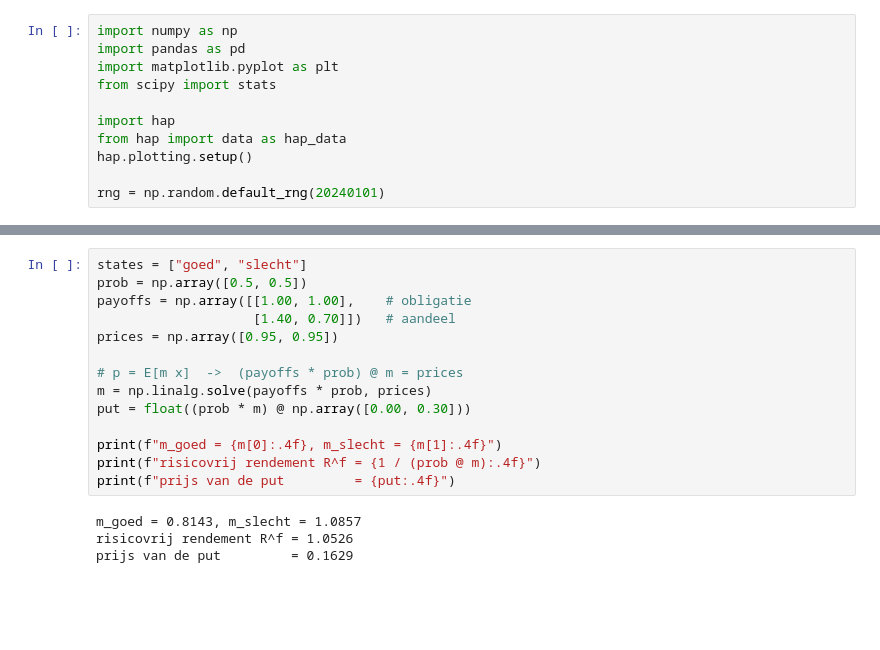
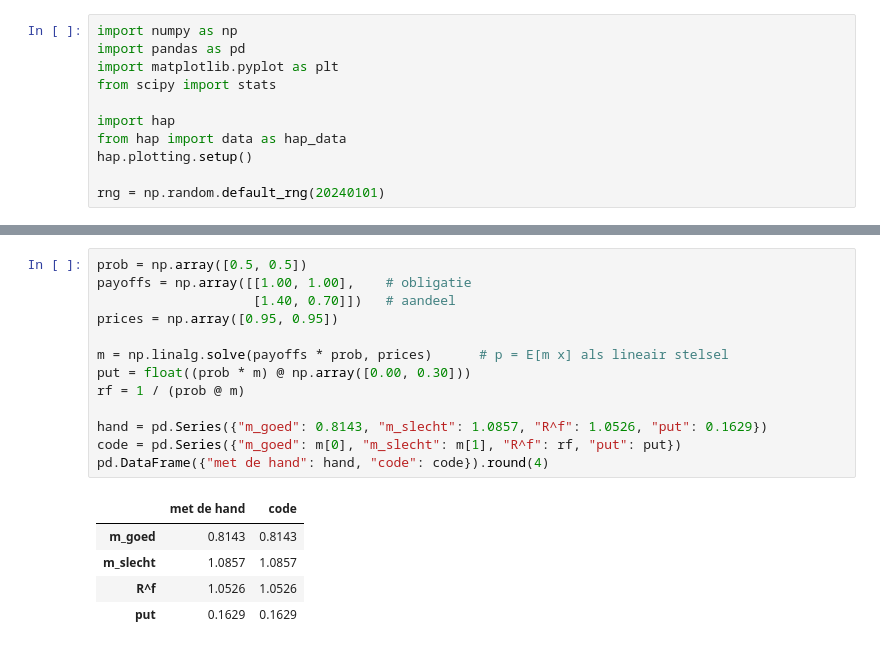
Before and after one commit to MaartenN14/history-asset-pricing, a Jupyter notebook: lectures/_template.ipynb, the cells around one changed output, grey strips where cells are left out. Drawn from its saved outputs; the diff is of its cells as text; blank space fills up the shorter version.

```diff
--- a/lectures/_template.ipynb
+++ b/lectures/_template.ipynb
@@ -92,19 +106,20 @@ dezelfde prijs; de derde prijs is geen keuze meer.
 # %%
-states = ["goed", "slecht"]
 prob = np.array([0.5, 0.5])
 payoffs = np.array([[1.00, 1.00],    # obligatie
                     [1.40, 0.70]])   # aandeel
 prices = np.array([0.95, 0.95])
 
-# p = E[m x]  ->  (payoffs * prob) @ m = prices
-m = np.linalg.solve(payoffs * prob, prices)
+m = np.linalg.solve(payoffs * prob, prices)      # p = E[m x] als lineair stelsel
 put = float((prob * m) @ np.array([0.00, 0.30]))
+rf = 1 / (prob @ m)
 
-print(f"m_goed = {m[0]:.4f}, m_slecht = {m[1]:.4f}")
-print(f"risicovrij rendement R^f = {1 / (prob @ m):.4f}")
-print(f"prijs van de put         = {put:.4f}")
+hand = pd.Series({"m_goed": 0.8143, "m_slecht": 1.0857, "R^f": 1.0526, "put": 0.1629})
+code = pd.Series({"m_goed": m[0], "m_slecht": m[1], "R^f": rf, "put": put})
+pd.DataFrame({"met de hand": hand, "code": code}).round(4)
 # %% [output]
-m_goed = 0.8143, m_slecht = 1.0857
-risicovrij rendement R^f = 1.0526
-prijs van de put         = 0.1629
+|  | met de hand | code |
+| m_goed | 0.8143 | 0.8143 |
+| m_slecht | 1.0857 | 1.0857 |
+| R^f | 1.0526 | 1.0526 |
+| put | 0.1629 | 0.1629 |
 # %% [markdown]
```
Also changed, not shown: parts of 21 cells of this notebook, 8 other files.
